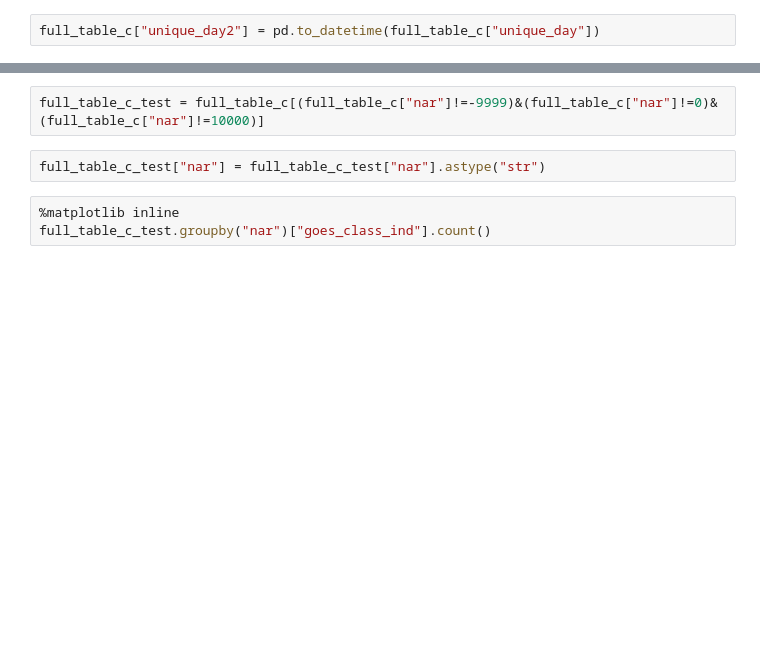
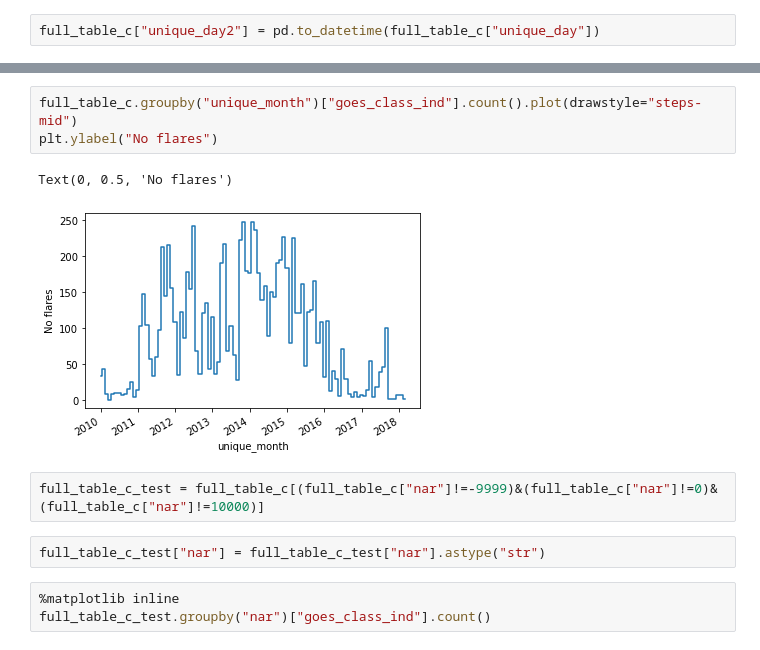
Before and after one commit to hayesla/flare_forecast_proj, a Jupyter notebook: goes_flare_list/ssw_flarelist_tests.ipynb, the cells around one changed output, grey strips where cells are left out. Saved outputs shown, nothing was run; the diff lists cells and outputs as text; blank space fills up the shorter version.

```diff
--- a/goes_flare_list/ssw_flarelist_tests.ipynb
+++ b/goes_flare_list/ssw_flarelist_tests.ipynb
@@ -90,3 +97,9 @@ full_table_c.groupby("unique_day2")["goes_class_ind"].count().plot()
+# %%
+full_table_c.groupby("unique_month")["goes_class_ind"].count().plot(drawstyle="steps-mid")
+plt.ylabel("No flares")
+# %% [output]
+Text(0, 0.5, 'No flares')
+[figure, added]
 # %%
 full_table_c_test = full_table_c[(full_table_c["nar"]!=-9999)&(full_table_c["nar"]!=0)&(full_table_c["nar"]!=10000)]
 # %%
```
Also changed, not shown: parts of 20 cells of this notebook.
